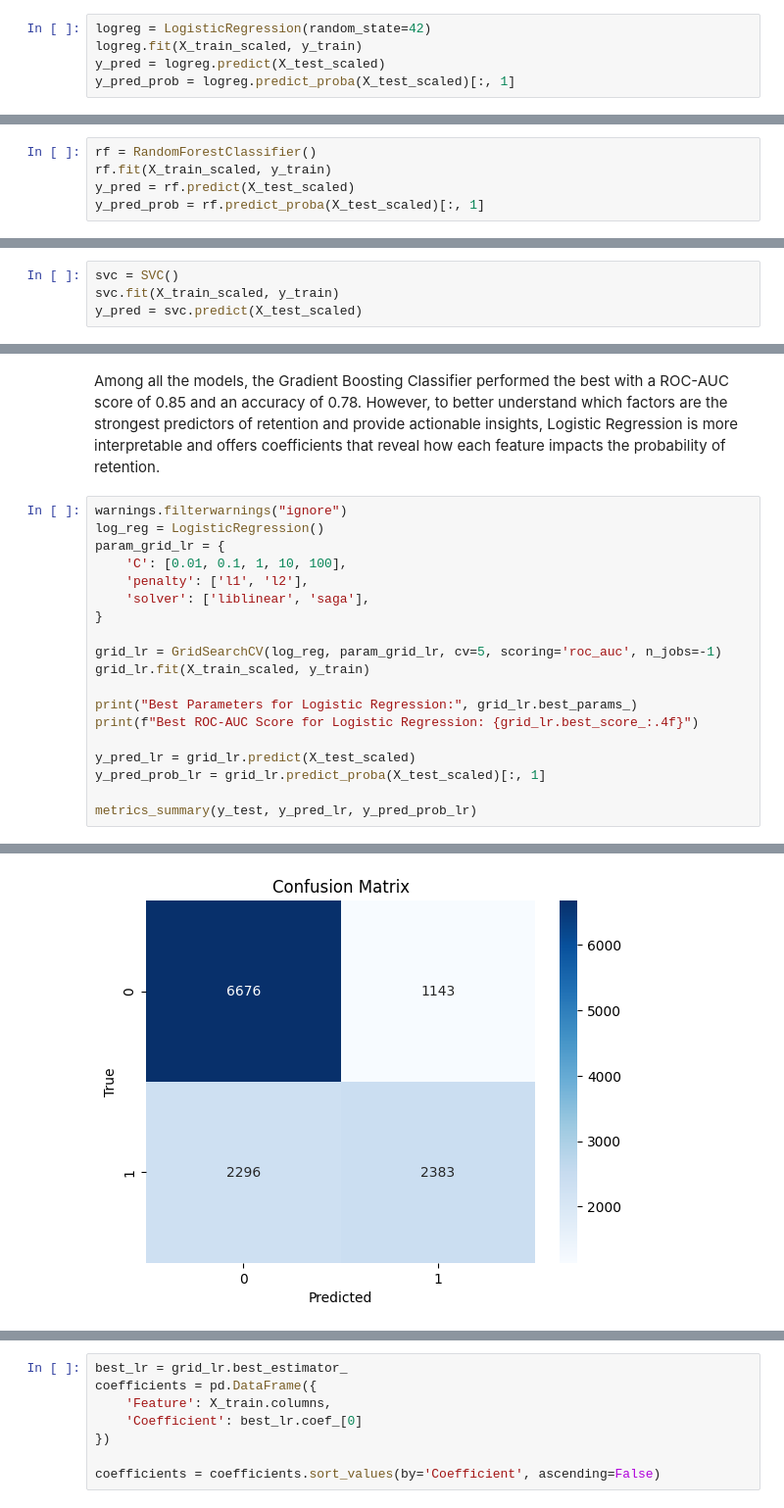
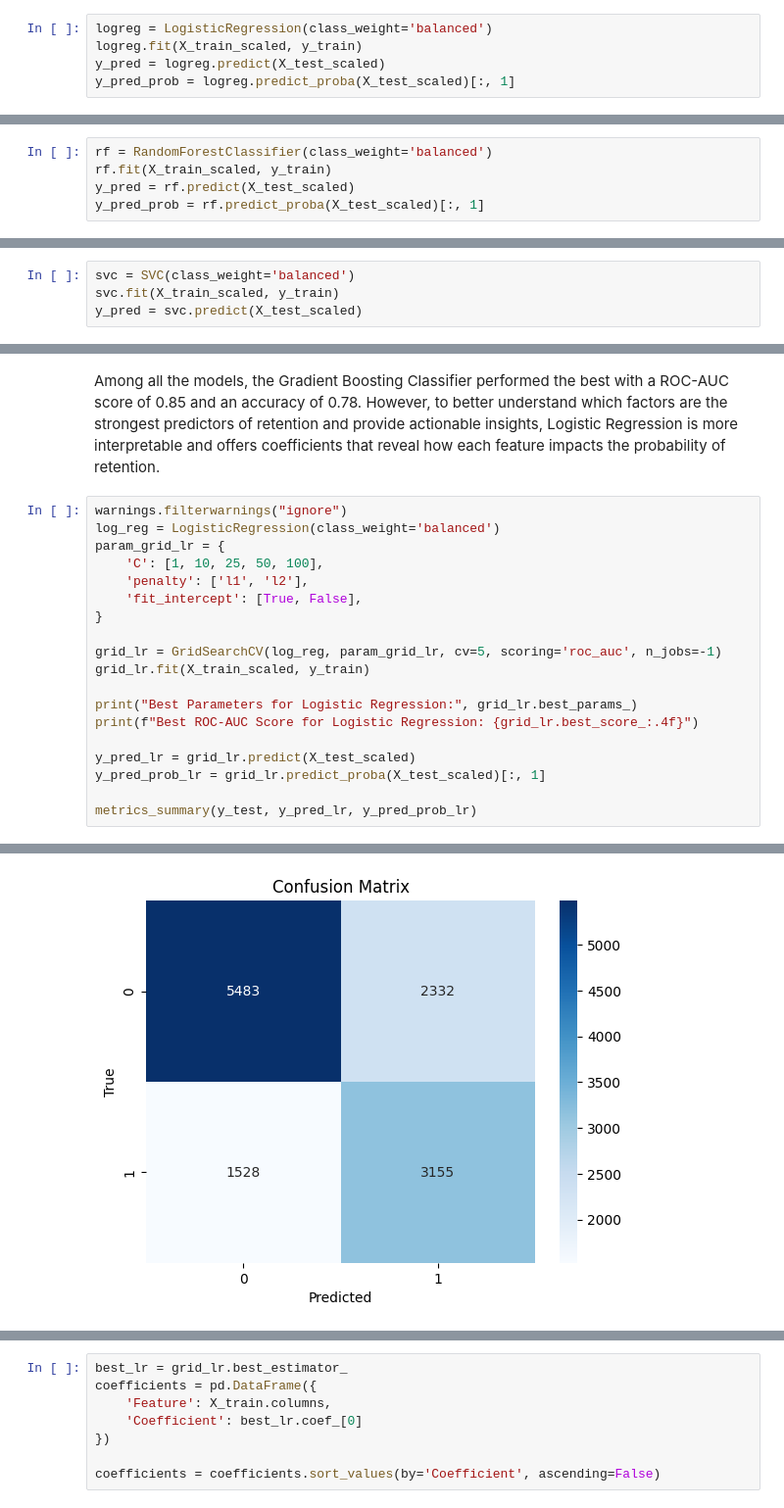
Before and after one commit to yukims19/springboard, a Jupyter notebook: ultimate_challeng/solution.ipynb, the cells around one changed output, grey strips where cells are left out. Shown at 98% size. Saved outputs shown, nothing was run; the diff lists cells and outputs as text.

```diff
--- a/ultimate_challeng/solution.ipynb
+++ b/ultimate_challeng/solution.ipynb
@@ -678,7 +697,7 @@ X_train_scaled.head()
 # %% [markdown]
 #### Predictive Modeling
 # %%
-logreg = LogisticRegression(random_state=42)
+logreg = LogisticRegression(class_weight='balanced')
 logreg.fit(X_train_scaled, y_train)
 y_pred = logreg.predict(X_test_scaled)
 y_pred_prob = logreg.predict_proba(X_test_scaled)[:, 1]
@@ -698,5 +717,5 @@ ROC-AUC Score: 0.7648
 # %%
-rf = RandomForestClassifier()
+rf = RandomForestClassifier(class_weight='balanced')
 rf.fit(X_train_scaled, y_train)
 y_pred = rf.predict(X_test_scaled)
 y_pred_prob = rf.predict_proba(X_test_scaled)[:, 1]
@@ -734,5 +753,5 @@ ROC-AUC Score: 0.8554
 # %%
-svc = SVC()
+svc = SVC(class_weight='balanced')
 svc.fit(X_train_scaled, y_train)
 y_pred = svc.predict(X_test_scaled)
 # %%
@@ -769,11 +788,11 @@ ROC-AUC Score: 0.7700
 Among all the models, the Gradient Boosting Classifier performed the best with a ROC-AUC score of 0.85 and an accuracy of 0.78. However, to better understand which factors are the strongest predictors of retention and provide actionable insights, Logistic Regression is more interpretable and offers coefficients that reveal how each feature impacts the probability of retention.
 # %%
 warnings.filterwarnings("ignore")
-log_reg = LogisticRegression()
+log_reg = LogisticRegression(class_weight='balanced')
 param_grid_lr = {
-    'C': [0.01, 0.1, 1, 10, 100],
+    'C': [1, 10, 25, 50, 100],
     'penalty': ['l1', 'l2'],
-    'solver': ['liblinear', 'saga'],
+    'fit_intercept': [True, False],
 }
 
 grid_lr = GridSearchCV(log_reg, param_grid_lr, cv=5, scoring='roc_auc', n_jobs=-1)
@@ -800 +819 @@ weighted avg       0.72      0.72      0.71     12498
-[figure, old version]
+[figure, new version]
```
Also changed, not shown: parts of 16 cells of this notebook.
